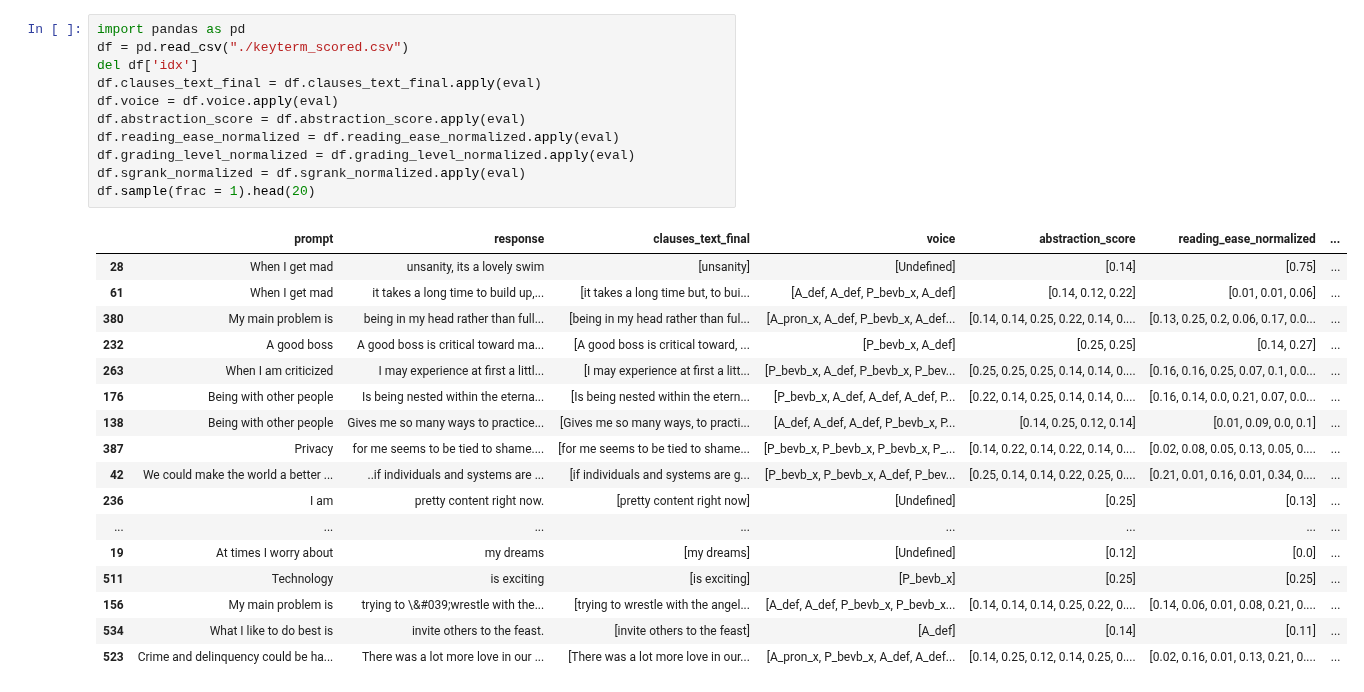
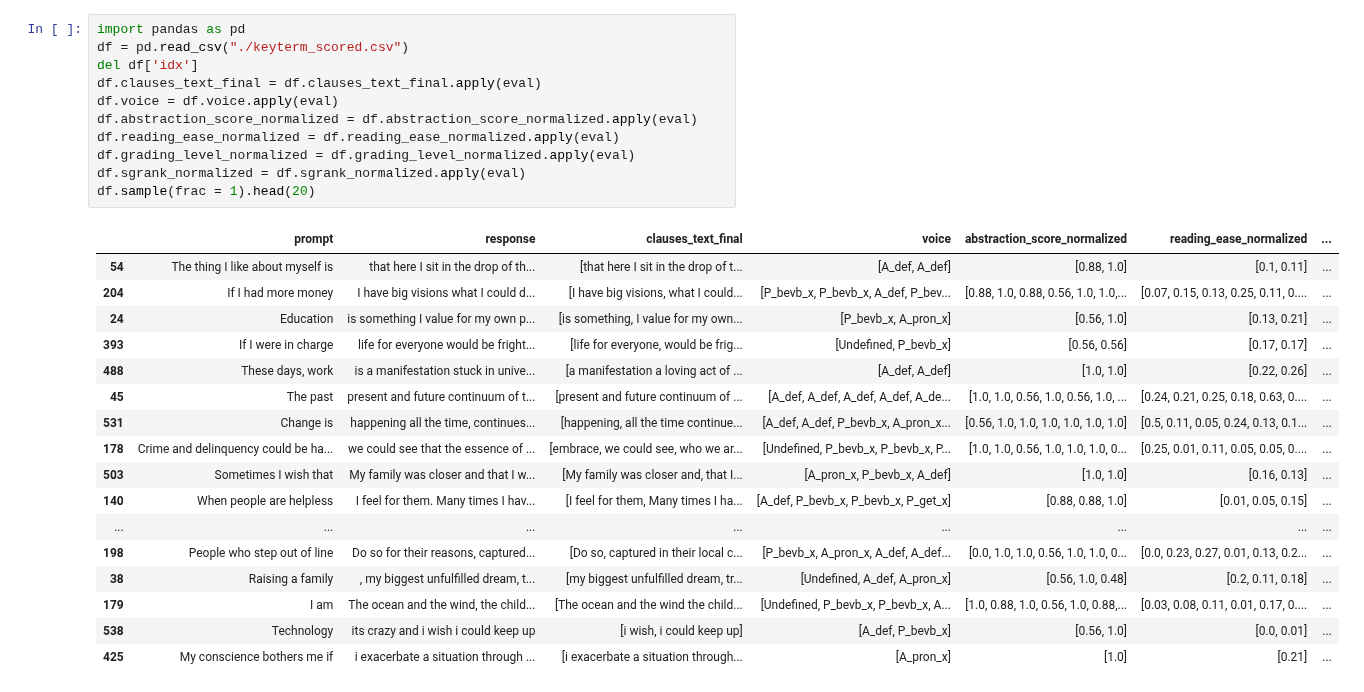
Before and after one commit to perspegrity5/SL_NLP_PassiveActive1, a Jupyter notebook: final_output_nb.ipynb, the cells around one changed output. Cells and saved outputs as stored; diff of their text form.

```diff
--- a/final_output_nb.ipynb
+++ b/final_output_nb.ipynb
@@ -1,30 +1,30 @@
 # %%
 import pandas as pd
 df = pd.read_csv("./keyterm_scored.csv")
 del df['idx']
 df.clauses_text_final = df.clauses_text_final.apply(eval)
 df.voice = df.voice.apply(eval)
-df.abstraction_score = df.abstraction_score.apply(eval)
+df.abstraction_score_normalized = df.abstraction_score_normalized.apply(eval)
 df.reading_ease_normalized = df.reading_ease_normalized.apply(eval)
 df.grading_level_normalized = df.grading_level_normalized.apply(eval)
 df.sgrank_normalized = df.sgrank_normalized.apply(eval)
 df.sample(frac = 1).head(20)
 # %% [output]
-|  | prompt | response | clauses_text_final | voice | abstraction_score | reading_ease_normalized | ... |
-| 28 | When I get mad | unsanity, its a lovely swim | [unsanity] | [Undefined] | [0.14] | [0.75] | ... |
-| 61 | When I get mad | it takes a long time to build up,... | [it takes a long time but, to bui... | [A_def, A_def, P_bevb_x, A_def] | [0.14, 0.12, 0.22] | [0.01, 0.01, 0.06] | ... |
-| 380 | My main problem is | being in my head rather than full... | [being in my head rather than ful... | [A_pron_x, A_def, P_bevb_x, A_def... | [0.14, 0.14, 0.25, 0.22, 0.14, 0.... | [0.13, 0.25, 0.2, 0.06, 0.17, 0.0... | ... |
-| 232 | A good boss | A good boss is critical toward ma... | [A good boss is critical toward, ... | [P_bevb_x, A_def] | [0.25, 0.25] | [0.14, 0.27] | ... |
-| 263 | When I am criticized | I may experience at first a littl... | [I may experience at first a litt... | [P_bevb_x, A_def, P_bevb_x, P_bev... | [0.25, 0.25, 0.25, 0.14, 0.14, 0.... | [0.16, 0.16, 0.25, 0.07, 0.1, 0.0... | ... |
-| 176 | Being with other people | Is being nested within the eterna... | [Is being nested within the etern... | [P_bevb_x, A_def, A_def, A_def, P... | [0.22, 0.14, 0.25, 0.14, 0.14, 0.... | [0.16, 0.14, 0.0, 0.21, 0.07, 0.0... | ... |
-| 138 | Being with other people | Gives me so many ways to practice... | [Gives me so many ways, to practi... | [A_def, A_def, A_def, P_bevb_x, P... | [0.14, 0.25, 0.12, 0.14] | [0.01, 0.09, 0.0, 0.1] | ... |
-| 387 | Privacy | for me seems to be tied to shame.... | [for me seems to be tied to shame... | [P_bevb_x, P_bevb_x, P_bevb_x, P_... | [0.14, 0.22, 0.14, 0.22, 0.14, 0.... | [0.02, 0.08, 0.05, 0.13, 0.05, 0.... | ... |
-| 42 | We could make the world a better ... | ..if individuals and systems are ... | [if individuals and systems are g... | [P_bevb_x, P_bevb_x, A_def, P_bev... | [0.25, 0.14, 0.14, 0.22, 0.25, 0.... | [0.21, 0.01, 0.16, 0.01, 0.34, 0.... | ... |
-| 236 | I am | pretty content right now. | [pretty content right now] | [Undefined] | [0.25] | [0.13] | ... |
+|  | prompt | response | clauses_text_final | voice | abstraction_score_normalized | reading_ease_normalized | ... |
+| 54 | The thing I like about myself is | that here I sit in the drop of th... | [that here I sit in the drop of t... | [A_def, A_def] | [0.88, 1.0] | [0.1, 0.11] | ... |
+| 204 | If I had more money | I have big visions what I could d... | [I have big visions, what I could... | [P_bevb_x, P_bevb_x, A_def, P_bev... | [0.88, 1.0, 0.88, 0.56, 1.0, 1.0,... | [0.07, 0.15, 0.13, 0.25, 0.11, 0.... | ... |
+| 24 | Education | is something I value for my own p... | [is something, I value for my own... | [P_bevb_x, A_pron_x] | [0.56, 1.0] | [0.13, 0.21] | ... |
+| 393 | If I were in charge | life for everyone would be fright... | [life for everyone, would be frig... | [Undefined, P_bevb_x] | [0.56, 0.56] | [0.17, 0.17] | ... |
+| 488 | These days, work | is a manifestation stuck in unive... | [a manifestation a loving act of ... | [A_def, A_def] | [1.0, 1.0] | [0.22, 0.26] | ... |
+| 45 | The past | present and future continuum of t... | [present and future continuum of ... | [A_def, A_def, A_def, A_def, A_de... | [1.0, 1.0, 0.56, 1.0, 0.56, 1.0, ... | [0.24, 0.21, 0.25, 0.18, 0.63, 0.... | ... |
+| 531 | Change is | happening all the time, continues... | [happening, all the time continue... | [A_def, A_def, P_bevb_x, A_pron_x... | [0.56, 1.0, 1.0, 1.0, 1.0, 1.0, 1.0] | [0.5, 0.11, 0.05, 0.24, 0.13, 0.1... | ... |
+| 178 | Crime and delinquency could be ha... | we could see that the essence of ... | [embrace, we could see, who we ar... | [Undefined, P_bevb_x, P_bevb_x, P... | [1.0, 1.0, 0.56, 1.0, 1.0, 1.0, 0... | [0.25, 0.01, 0.11, 0.05, 0.05, 0.... | ... |
+| 503 | Sometimes I wish that | My family was closer and that I w... | [My family was closer and, that I... | [A_pron_x, P_bevb_x, A_def] | [1.0, 1.0] | [0.16, 0.13] | ... |
+| 140 | When people are helpless | I feel for them. Many times I hav... | [I feel for them, Many times I ha... | [A_def, P_bevb_x, P_bevb_x, P_get_x] | [0.88, 0.88, 1.0] | [0.01, 0.05, 0.15] | ... |
 | ... | ... | ... | ... | ... | ... | ... | ... |
-| 19 | At times I worry about | my dreams | [my dreams] | [Undefined] | [0.12] | [0.0] | ... |
-| 511 | Technology | is exciting | [is exciting] | [P_bevb_x] | [0.25] | [0.25] | ... |
-| 156 | My main problem is | trying to \&#039;wrestle with the... | [trying to wrestle with the angel... | [A_def, A_def, P_bevb_x, P_bevb_x... | [0.14, 0.14, 0.14, 0.25, 0.22, 0.... | [0.14, 0.06, 0.01, 0.08, 0.21, 0.... | ... |
-| 534 | What I like to do best is | invite others to the feast. | [invite others to the feast] | [A_def] | [0.14] | [0.11] | ... |
-| 523 | Crime and delinquency could be ha... | There was a lot more love in our ... | [There was a lot more love in our... | [A_pron_x, P_bevb_x, A_def, A_def... | [0.14, 0.25, 0.12, 0.14, 0.25, 0.... | [0.02, 0.16, 0.01, 0.13, 0.21, 0.... | ... |
+| 198 | People who step out of line | Do so for their reasons, captured... | [Do so, captured in their local c... | [P_bevb_x, A_pron_x, A_def, A_def... | [0.0, 1.0, 1.0, 0.56, 1.0, 1.0, 0... | [0.0, 0.23, 0.27, 0.01, 0.13, 0.2... | ... |
+| 38 | Raising a family | , my biggest unfulfilled dream, t... | [my biggest unfulfilled dream, tr... | [Undefined, A_def, A_pron_x] | [0.56, 1.0, 0.48] | [0.2, 0.11, 0.18] | ... |
+| 179 | I am | The ocean and the wind, the child... | [The ocean and the wind the child... | [Undefined, P_bevb_x, P_bevb_x, A... | [1.0, 0.88, 1.0, 0.56, 1.0, 0.88,... | [0.03, 0.08, 0.11, 0.01, 0.17, 0.... | ... |
+| 538 | Technology | its crazy and i wish i could keep up | [i wish, i could keep up] | [A_def, P_bevb_x] | [0.56, 1.0] | [0.0, 0.01] | ... |
+| 425 | My conscience bothers me if | i exacerbate a situation through ... | [i exacerbate a situation through... | [A_pron_x] | [1.0] | [0.21] | ... |
 # %%
```
Also changed, not shown: parts of 4 cells of this notebook, 7 other files.
